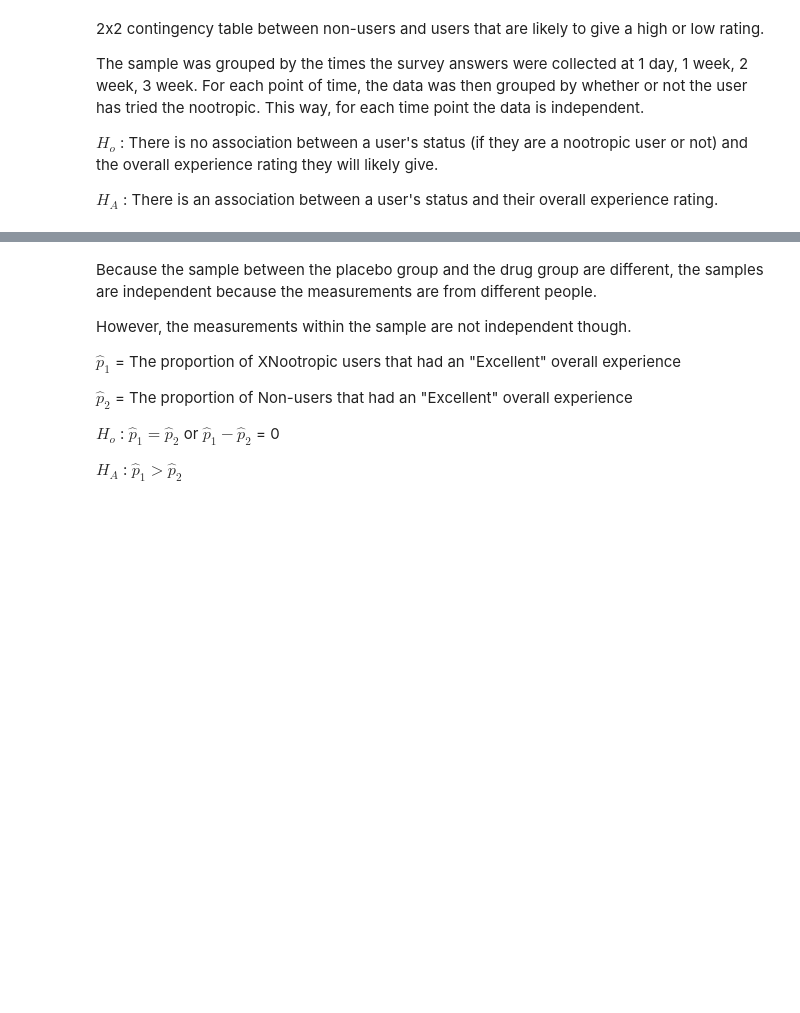
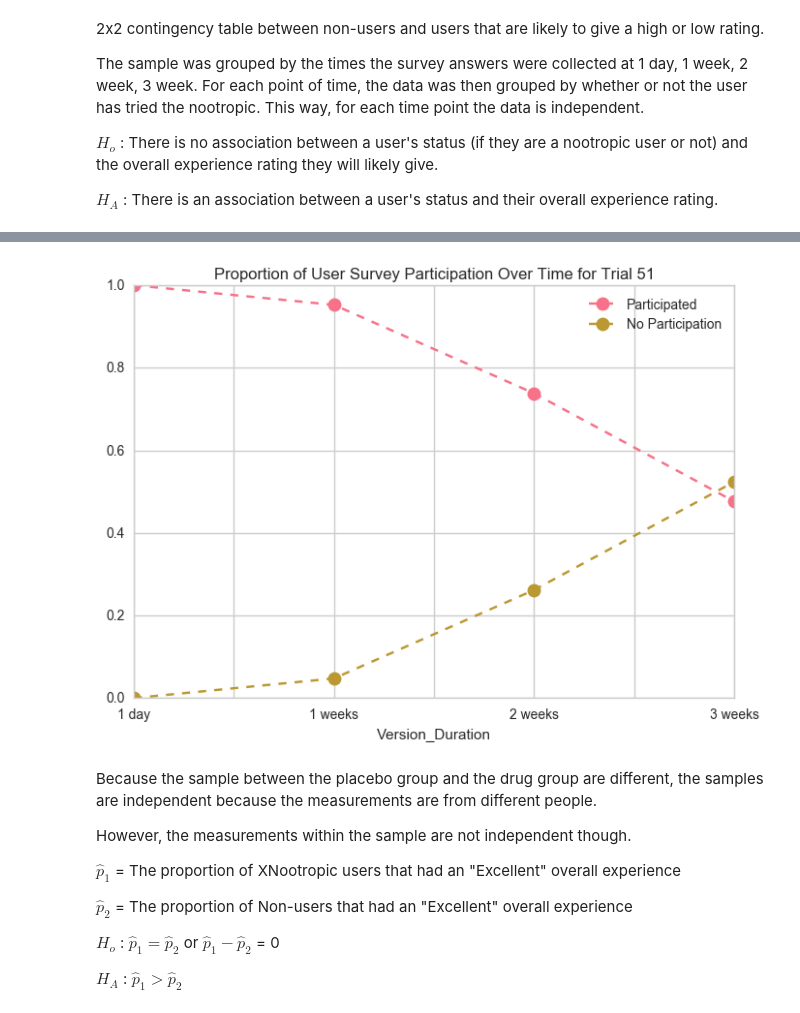
Before and after one commit to s-leung/NootropicProject, a Jupyter notebook: STAT ANALYSIS.ipynb, the cells around one changed output, grey strips where cells are left out. Saved outputs shown, nothing was run; the diff lists cells and outputs as text; code cells hidden in the pictures; blank space fills up the shorter version.

```diff
--- a/STAT ANALYSIS.ipynb
+++ b/STAT ANALYSIS.ipynb
@@ -143,0 +267,3 @@ day1[day1.Overall_Experience=='No effect'] # this is the user that did not respo
+# %%
+answered_51 = df_51.groupby(['Version_Duration'])[['Overall_Experience']].count()
+answered_51
@@ -143,0 +277,3 @@ day1[day1.Overall_Experience=='No effect'] # this is the user that did not respo
+# %%
+no_ans51 = total_51 - answered_51
+no_ans51
@@ -144,3 +287,11 @@ day1[day1.Overall_Experience=='No effect'] # this is the user that did not respo
+# %%
+ax = ((df_51.groupby(['Version_Duration'])[['Overall_Experience']].count()) / total_51).plot(markersize=10,marker='o', linestyle='--', )
+(no_ans51 / total_51).plot(marker='o', linestyle='--', markersize=10, ax=ax)
+ax.legend(['Participated','No Participation'])
+plt.title('Proportion of User Survey Participation Over Time for Trial 51')
+plt.show()
+# %% [output]
+[figure, added]
 # %% [markdown]
 Because the sample between the placebo group and the drug group are different, the samples are independent because the measurements are from different people.
 
```
Also changed, not shown: parts of 40 cells of this notebook.
